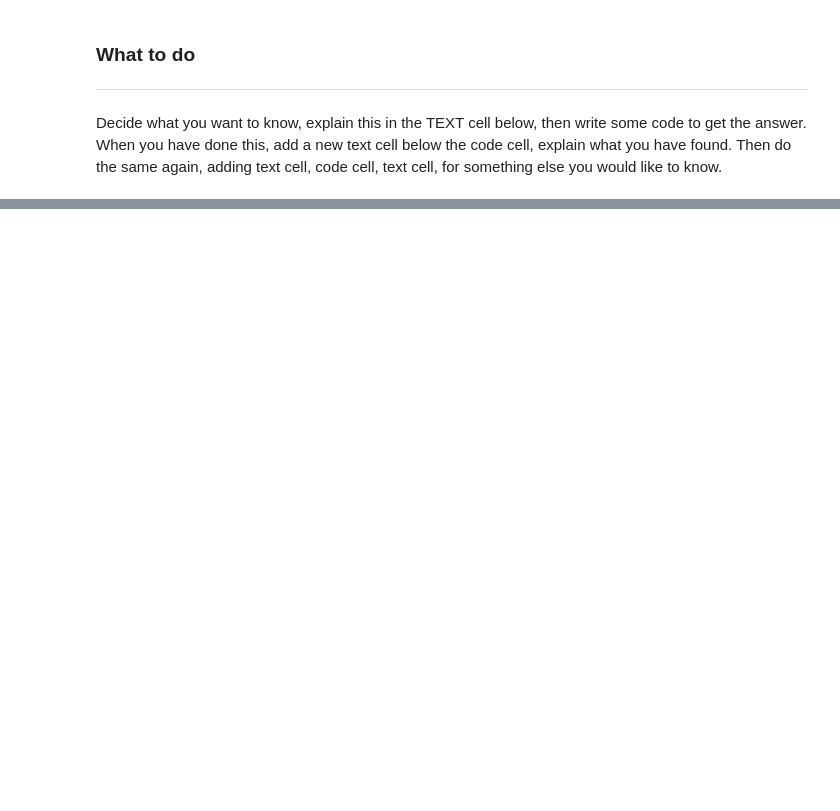
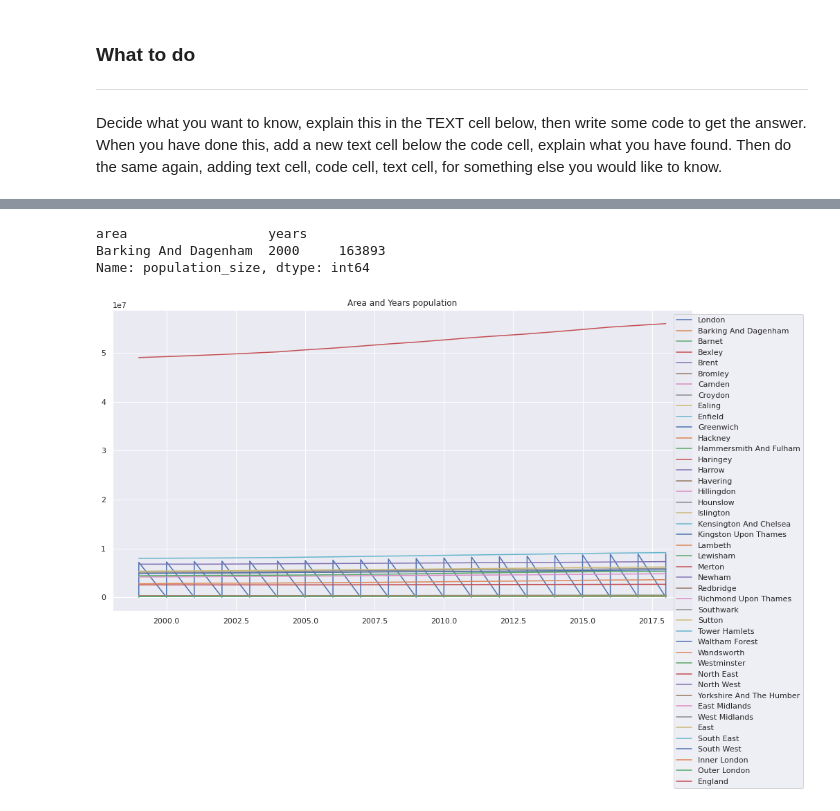
Before and after one commit to sysphcd/PythonProgrammingforData, a Jupyter notebook: Projects/Data_Exploration_project.ipynb, the cells around one changed output, grey strips where cells are left out. Drawn from its saved outputs; the diff is of its cells as text; code cells hidden in the pictures; blank space fills up the shorter version.

Commit message:
Added plots and descriptions to Data_Exploration_project

```diff
--- a/Projects/Data_Exploration_project.ipynb
+++ b/Projects/Data_Exploration_project.ipynb
@@ -172,0 +265,4 @@ create_pivot_table(cleaned_data)
+# %%
+all_data = cleaned_data.copy()
+all_data_index = all_data.set_index(['area', 'years']).sort_index()
+all_data_index
@@ -172,0 +284,25 @@ create_pivot_table(cleaned_data)
+# %%
+data = all_data_index.loc['Barking And Dagenham', 2000]
+print(data['population_size'])
+# %% [output]
+area                  years
+Barking And Dagenham  2000     163893
+Name: population_size, dtype: int64
+# %%
+def area_plot(area_name):
+    data = all_data_index.loc[area_name]
+    plt.plot(data['population_size'])
+
+
+plt.figure(figsize = (15, 8))
+areas = cleaned_data['area'].unique()
+for area in areas:
+    area_plot(area)
+
+plt.legend(areas,loc='upper center',bbox_to_anchor = (1.08, 1.0))
+plt.title('Area and Years population')
+
+
+plt.show()
+# %% [output]
+[figure, added]
```
Also changed, not shown: parts of 37 cells of this notebook.
